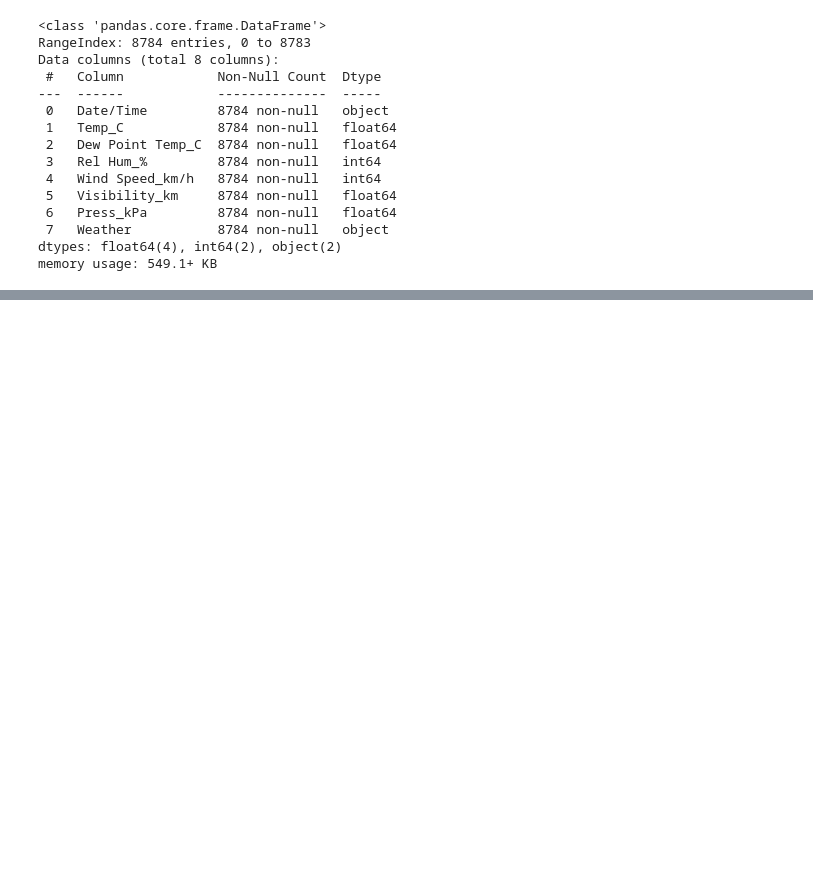
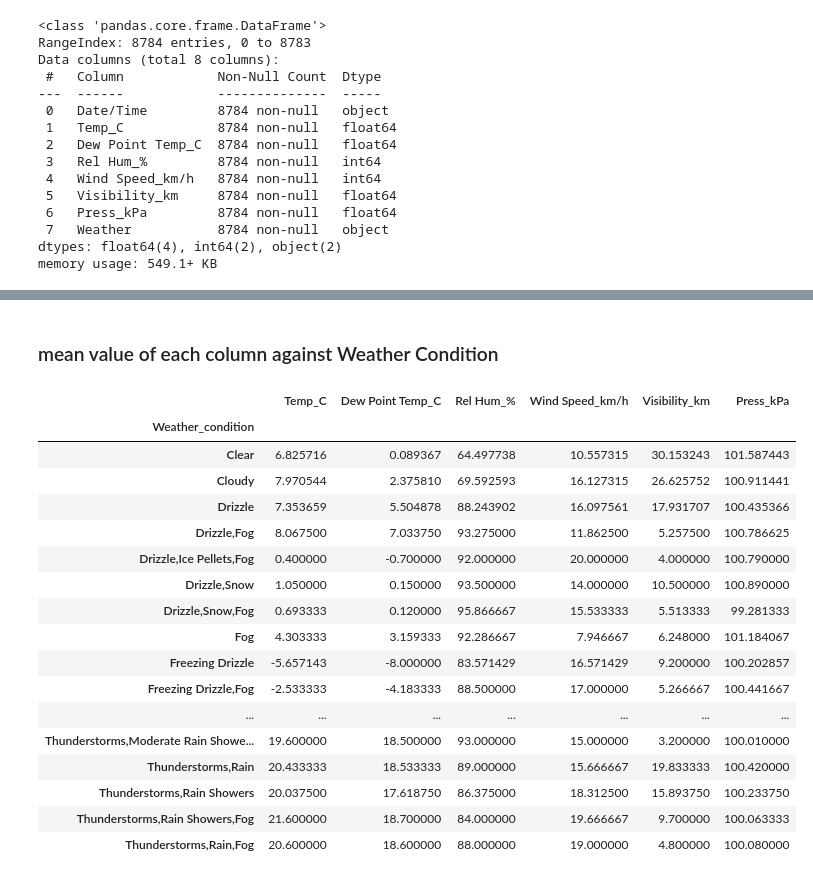
Before and after one commit to hkapri/Projects, a Jupyter notebook: weather_data_analysis/weather_data.ipynb, the cells around one changed output, grey strips where cells are left out. Cells and saved outputs as stored; diff of their text form; code cells hidden in the pictures; blank space fills up the shorter version.

```diff
--- a/weather_data_analysis/weather_data.ipynb
+++ b/weather_data_analysis/weather_data.ipynb
@@ -181,0 +340,23 @@ memory usage: 549.1+ KB
+# %% [markdown]
+### mean value of each column against Weather Condition
+# %%
+data.groupby('Weather_condition').mean()
+# %% [output]
+|  | Temp_C | Dew Point Temp_C | Rel Hum_% | Wind Speed_km/h | Visibility_km | Press_kPa |
+| Weather_condition |  |  |  |  |  |  |
+| Clear | 6.825716 | 0.089367 | 64.497738 | 10.557315 | 30.153243 | 101.587443 |
+| Cloudy | 7.970544 | 2.375810 | 69.592593 | 16.127315 | 26.625752 | 100.911441 |
+| Drizzle | 7.353659 | 5.504878 | 88.243902 | 16.097561 | 17.931707 | 100.435366 |
+| Drizzle,Fog | 8.067500 | 7.033750 | 93.275000 | 11.862500 | 5.257500 | 100.786625 |
+| Drizzle,Ice Pellets,Fog | 0.400000 | -0.700000 | 92.000000 | 20.000000 | 4.000000 | 100.790000 |
+| Drizzle,Snow | 1.050000 | 0.150000 | 93.500000 | 14.000000 | 10.500000 | 100.890000 |
+| Drizzle,Snow,Fog | 0.693333 | 0.120000 | 95.866667 | 15.533333 | 5.513333 | 99.281333 |
+| Fog | 4.303333 | 3.159333 | 92.286667 | 7.946667 | 6.248000 | 101.184067 |
+| Freezing Drizzle | -5.657143 | -8.000000 | 83.571429 | 16.571429 | 9.200000 | 100.202857 |
+| Freezing Drizzle,Fog | -2.533333 | -4.183333 | 88.500000 | 17.000000 | 5.266667 | 100.441667 |
+| ... | ... | ... | ... | ... | ... | ... |
+| Thunderstorms,Moderate Rain Showe... | 19.600000 | 18.500000 | 93.000000 | 15.000000 | 3.200000 | 100.010000 |
+| Thunderstorms,Rain | 20.433333 | 18.533333 | 89.000000 | 15.666667 | 19.833333 | 100.420000 |
+| Thunderstorms,Rain Showers | 20.037500 | 17.618750 | 86.375000 | 18.312500 | 15.893750 | 100.233750 |
+| Thunderstorms,Rain Showers,Fog | 21.600000 | 18.700000 | 84.000000 | 19.666667 | 9.700000 | 100.063333 |
+| Thunderstorms,Rain,Fog | 20.600000 | 18.600000 | 88.000000 | 19.000000 | 4.800000 | 100.080000 |
```
Also changed, not shown: parts of 28 cells of this notebook.
